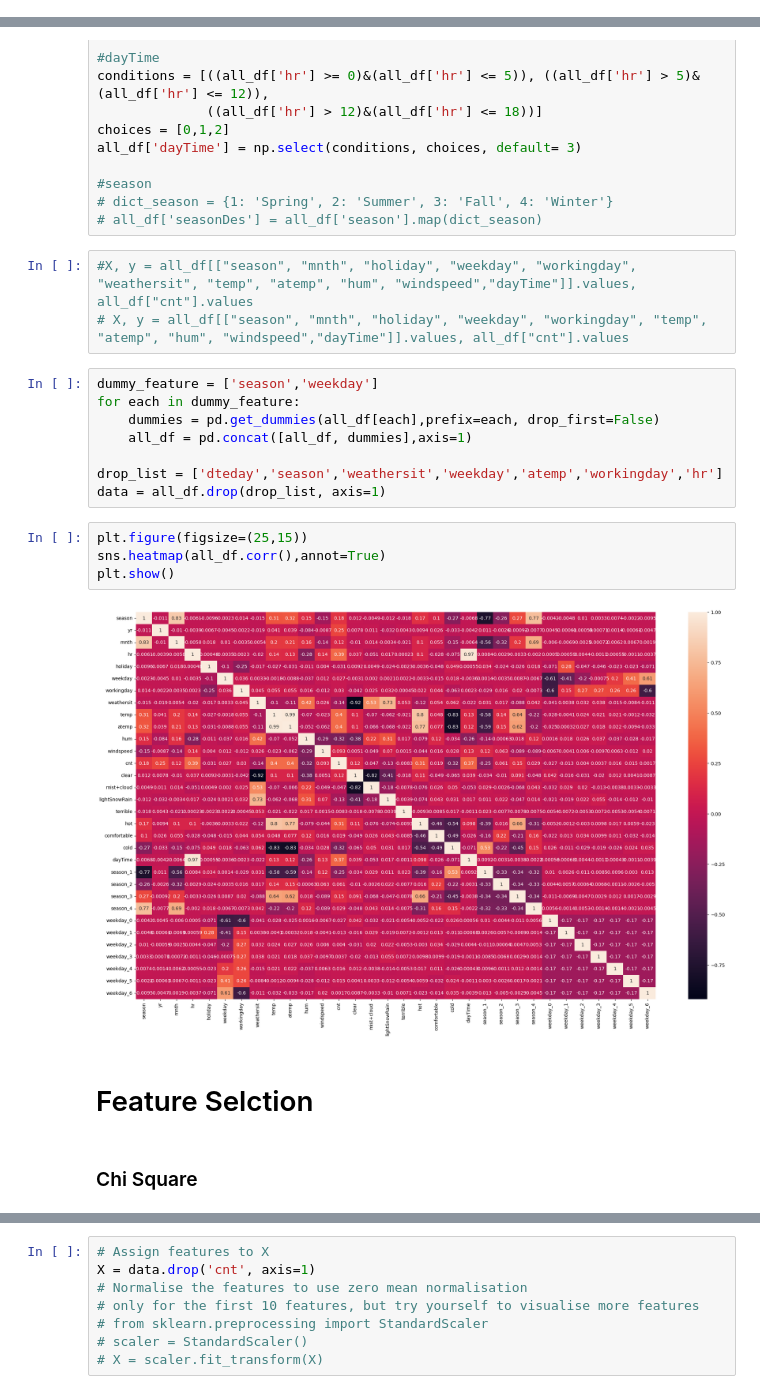
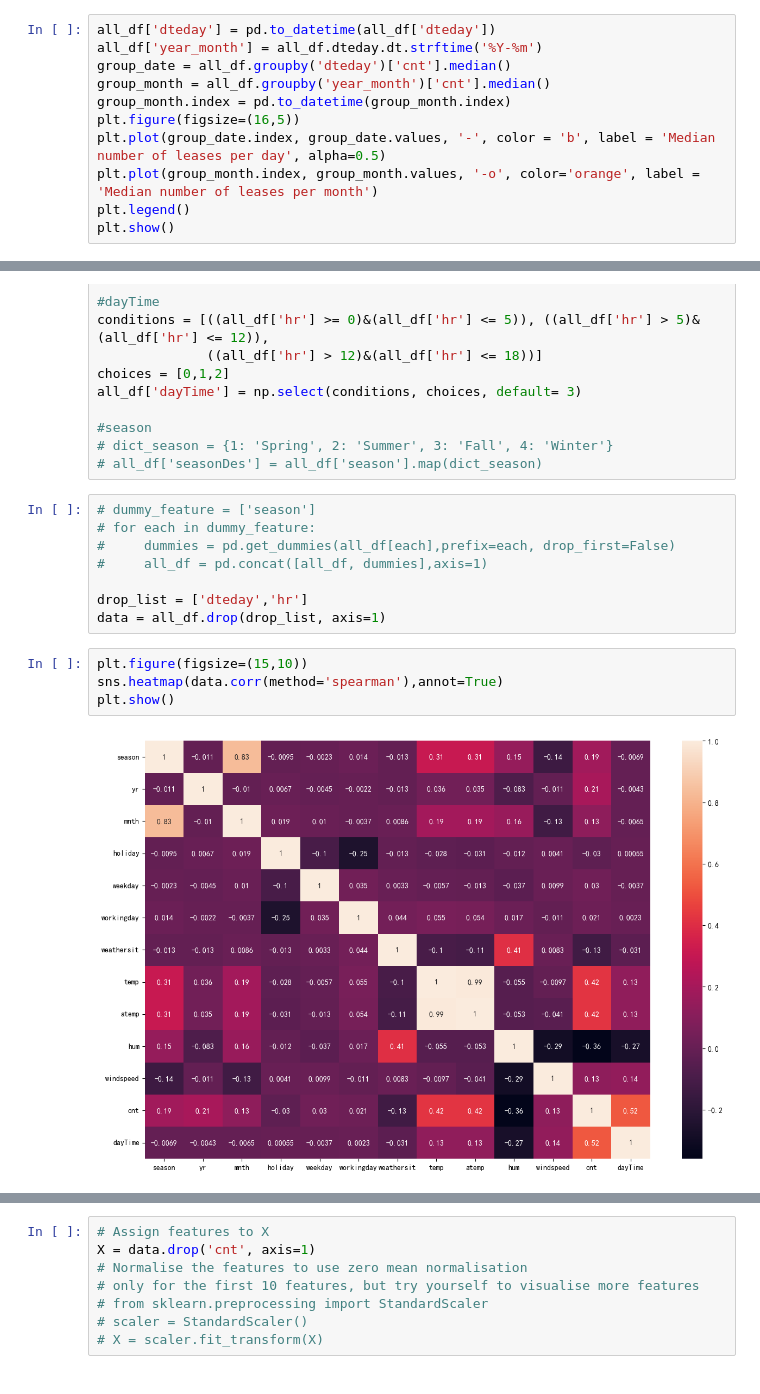
Before and after one commit to losemytoy/Machine-Learning, a Jupyter notebook: Untitled.ipynb, the cells around one changed output, grey strips where cells are left out. Saved outputs shown, nothing was run; the diff lists cells and outputs as text.

```diff
--- a/Untitled.ipynb
+++ b/Untitled.ipynb
@@ -192,0 +177,11 @@ ax=ax, annot=True, fmt='.2g', linewidths=1);
+# %%
+all_df['dteday'] = pd.to_datetime(all_df['dteday'])
+all_df['year_month'] = all_df.dteday.dt.strftime('%Y-%m')
+group_date = all_df.groupby('dteday')['cnt'].median()
+group_month = all_df.groupby('year_month')['cnt'].median()
+group_month.index = pd.to_datetime(group_month.index)
+plt.figure(figsize=(16,5))
+plt.plot(group_date.index, group_date.values, '-', color = 'b', label = 'Median number of leases per day', alpha=0.5)
+plt.plot(group_month.index, group_month.values, '-o', color='orange', label = 'Median number of leases per month')
+plt.legend()
+plt.show()
@@ -214,24 +211,17 @@ all_df['dayTime'] = np.select(conditions, choices, default= 3)
 #season
 # dict_season = {1: 'Spring', 2: 'Summer', 3: 'Fall', 4: 'Winter'}
 # all_df['seasonDes'] = all_df['season'].map(dict_season)
-# %%
-#X, y = all_df[["season", "mnth", "holiday", "weekday", "workingday", "weathersit", "temp", "atemp", "hum", "windspeed","dayTime"]].values, all_df["cnt"].values
-# X, y = all_df[["season", "mnth", "holiday", "weekday", "workingday", "temp", "atemp", "hum", "windspeed","dayTime"]].values, all_df["cnt"].values
 # %%
-dummy_feature = ['season','weekday']
-for each in dummy_feature:
-    dummies = pd.get_dummies(all_df[each],prefix=each, drop_first=False)
-    all_df = pd.concat([all_df, dummies],axis=1)
+# dummy_feature = ['season']
+# for each in dummy_feature:
+#     dummies = pd.get_dummies(all_df[each],prefix=each, drop_first=False)
+#     all_df = pd.concat([all_df, dummies],axis=1)
 
-drop_list = ['dteday','season','weathersit','weekday','atemp','workingday','hr']
+drop_list = ['dteday','hr']
 data = all_df.drop(drop_list, axis=1)
 # %%
-plt.figure(figsize=(25,15))
-sns.heatmap(all_df.corr(),annot=True)
+plt.figure(figsize=(15,10))
+sns.heatmap(data.corr(method='spearman'),annot=True)
 plt.show()
 # %% [output]
-[figure, old version]
+[figure, new version]
-# %% [markdown]
-# Feature Selction
-# %% [markdown]
-### Chi Square
```
Also changed, not shown: parts of 46 cells of this notebook.
